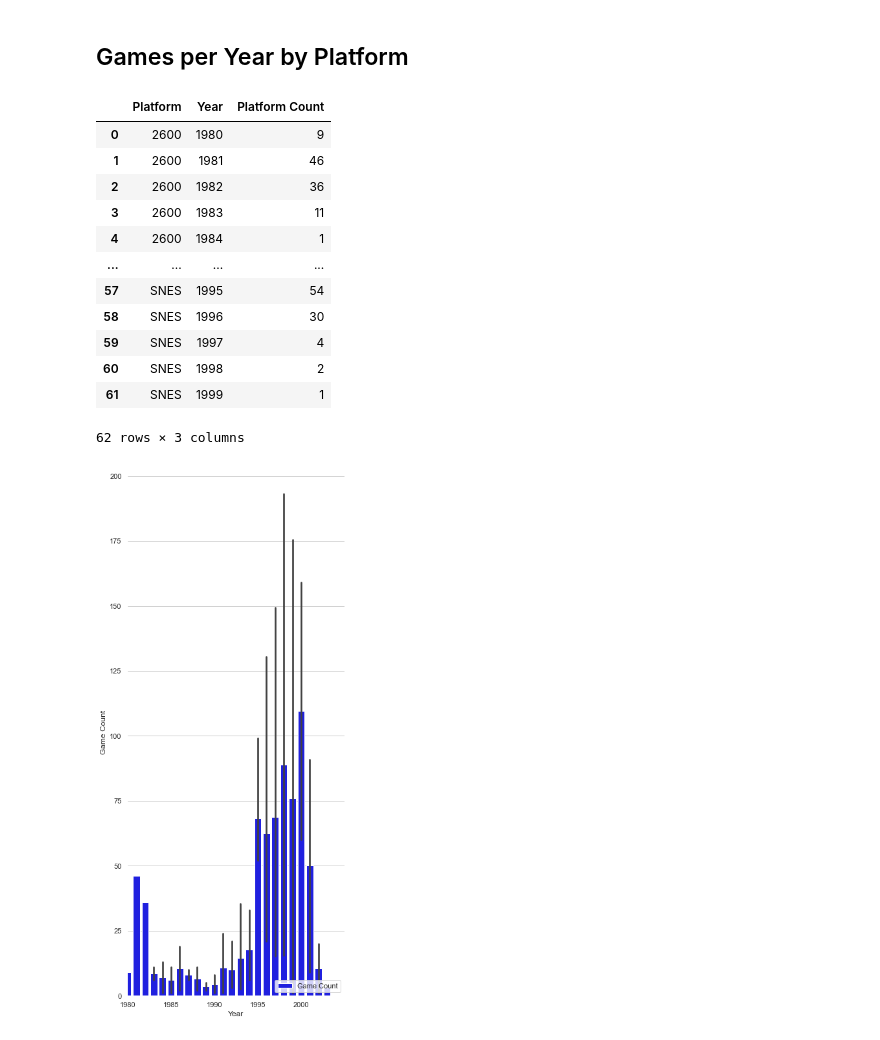
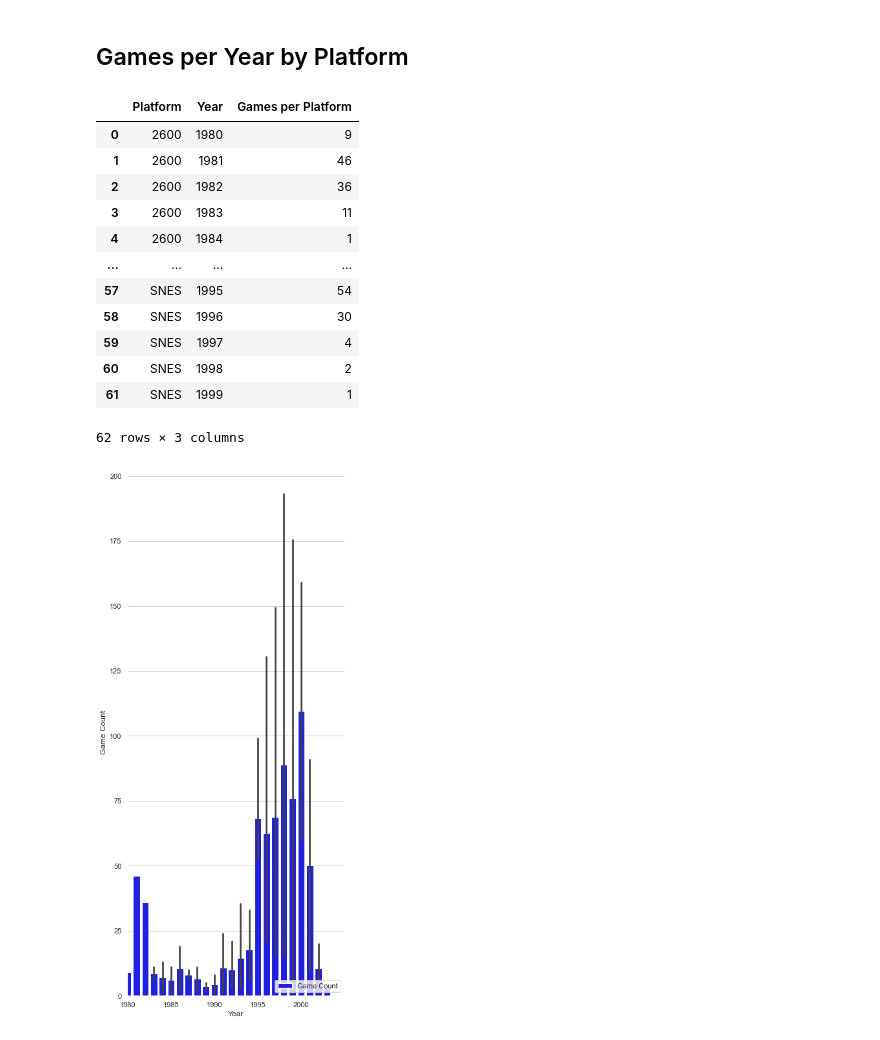
Before and after one commit to Nicole1701/video-game-prediction, a Jupyter notebook: notebooks/plots.ipynb, the cells around one changed output. Cells and saved outputs as stored; diff of their text form; code cells hidden in the pictures.

```diff
--- a/notebooks/plots.ipynb
+++ b/notebooks/plots.ipynb
@@ -19,10 +22,10 @@ game_data.head()
 ## Games per Year by Platform
 # %%
 platform_and_year = game_data.groupby(["Platform","Year"], as_index=False).count()
-games_by_year = platform_and_year[["Platform", "Year", "Name"]].rename(columns={"Name": "Platform Count"})
+games_by_year = platform_and_year[["Platform", "Year", "Name"]].rename(columns={"Name": "Games per Platform"})
 games_by_year
 # %% [output]
-|  | Platform | Year | Platform Count |
+|  | Platform | Year | Games per Platform |
 | 0 | 2600 | 1980 | 9 |
 | 1 | 2600 | 1981 | 46 |
 | 2 | 2600 | 1982 | 36 |
```
Also changed, not shown: parts of 7 cells of this notebook.
